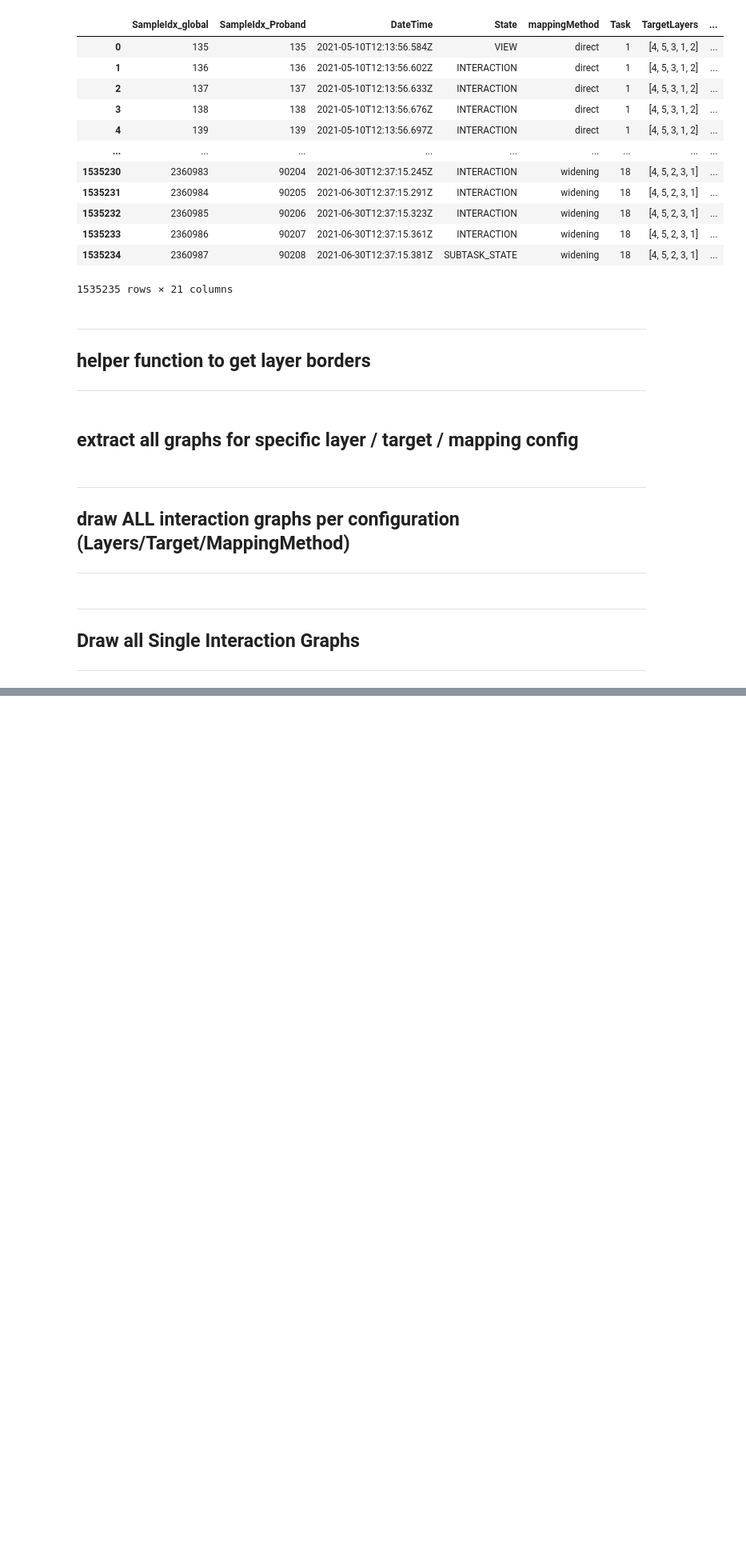
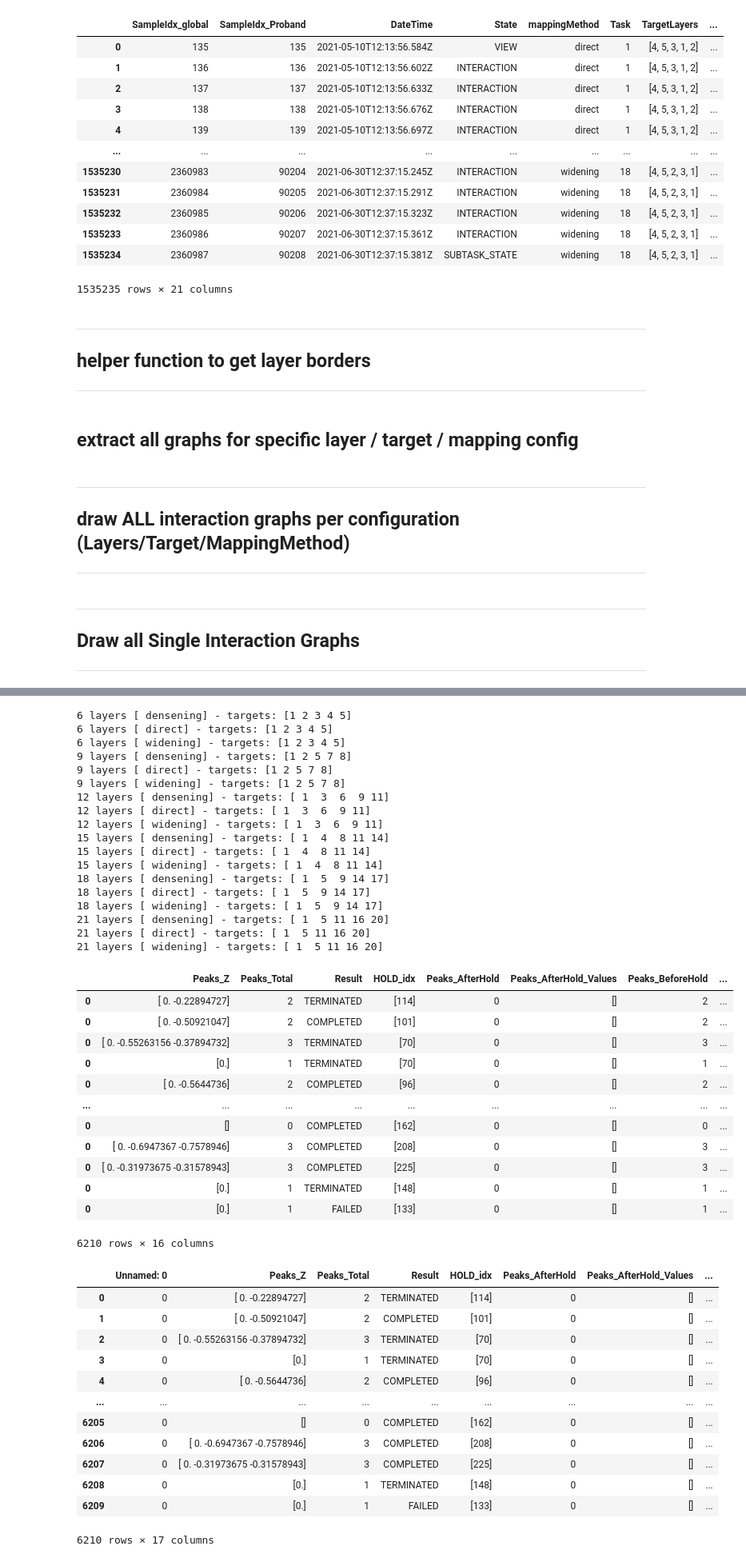
Before and after one commit to visualengineers/reflex-avi2022-results, a Jupyter notebook: code/details.ipynb, the cells around one changed output, grey strips where cells are left out. Shown at 80% size. Saved outputs shown, nothing was run; the diff lists cells and outputs as text; code cells hidden in the pictures; blank space fills up the shorter version.

```diff
--- a/code/details.ipynb
+++ b/code/details.ipynb
@@ -333,0 +346,77 @@ display(peaks_df)
+# %%
+all_layers = np.array(df_cleaned["NumLayers"].drop_duplicates().sort_values())
+all_mappings = np.array(df_cleaned["mappingMethod"].drop_duplicates().sort_values())
+
+result_all = pd.DataFrame()
+
+for l in all_layers:
+    for m in all_mappings:
+        all_targets = np.array(df_cleaned[(df_cleaned["NumLayers"] == l) & (df_cleaned["mappingMethod"] == m)]["Target"].drop_duplicates().sort_values())
+        print(f'{l} layers [{m}] - targets: {all_targets}')
+        for t in all_targets:
+            # print(f'{l}, {m}, {t}')
+            p = extractAllPeaks(l, m, t)
+            result_all = pd.concat([result_all, p])
+
+
+
+result_all["Peaks_Z"] = result_all["Peaks_Z"].apply(lambda item: np.array2string(item))
+result_all["Peaks_lower_Values"] = result_all["Peaks_lower_Values"].apply(lambda item: np.array2string(item))
+result_all["Peaks_deeper_Values"] = result_all["Peaks_deeper_Values"].apply(lambda item: np.array2string(item))
+
+display(result_all)
+
+result_all.to_csv(rf'{export}all_peaks.csv', sep= ";")
+
+test = pd.read_csv(rf'{export}all_peaks.csv', sep= ";")
+
+test["Peaks_Z"] = test["Peaks_Z"].apply(lambda item: np.array(item))
+test["Peaks_lower_Values"] = test["Peaks_lower_Values"].apply(lambda item: np.array(item))
+test["Peaks_deeper_Values"] = test["Peaks_deeper_Values"].apply(lambda item: np.array(item))
+
+display(test)
+# %% [output]
+6 layers [ densening] - targets: [1 2 3 4 5]
+6 layers [ direct] - targets: [1 2 3 4 5]
+6 layers [ widening] - targets: [1 2 3 4 5]
+9 layers [ densening] - targets: [1 2 5 7 8]
+9 layers [ direct] - targets: [1 2 5 7 8]
+9 layers [ widening] - targets: [1 2 5 7 8]
+12 layers [ densening] - targets: [ 1  3  6  9 11]
+12 layers [ direct] - targets: [ 1  3  6  9 11]
+12 layers [ widening] - targets: [ 1  3  6  9 11]
+15 layers [ densening] - targets: [ 1  4  8 11 14]
+15 layers [ direct] - targets: [ 1  4  8 11 14]
+15 layers [ widening] - targets: [ 1  4  8 11 14]
+18 layers [ densening] - targets: [ 1  5  9 14 17]
+18 layers [ direct] - targets: [ 1  5  9 14 17]
+18 layers [ widening] - targets: [ 1  5  9 14 17]
+21 layers [ densening] - targets: [ 1  5 11 16 20]
+21 layers [ direct] - targets: [ 1  5 11 16 20]
+21 layers [ widening] - targets: [ 1  5 11 16 20]
+|  | Peaks_Z | Peaks_Total | Result | HOLD_idx | Peaks_AfterHold | Peaks_AfterHold_Values | Peaks_BeforeHold | ... |
+| 0 | [ 0. -0.22894727] | 2 | TERMINATED | [114] | 0 | [] | 2 | ... |
+| 0 | [ 0. -0.50921047] | 2 | COMPLETED | [101] | 0 | [] | 2 | ... |
+| 0 | [ 0. -0.55263156 -0.37894732] | 3 | TERMINATED | [70] | 0 | [] | 3 | ... |
+| 0 | [0.] | 1 | TERMINATED | [70] | 0 | [] | 1 | ... |
+| 0 | [ 0. -0.5644736] | 2 | COMPLETED | [96] | 0 | [] | 2 | ... |
+| ... | ... | ... | ... | ... | ... | ... | ... | ... |
+| 0 | [] | 0 | COMPLETED | [162] | 0 | [] | 0 | ... |
+| 0 | [ 0. -0.6947367 -0.7578946] | 3 | COMPLETED | [208] | 0 | [] | 3 | ... |
+| 0 | [ 0. -0.31973675 -0.31578943] | 3 | COMPLETED | [225] | 0 | [] | 3 | ... |
+| 0 | [0.] | 1 | TERMINATED | [148] | 0 | [] | 1 | ... |
+| 0 | [0.] | 1 | FAILED | [133] | 0 | [] | 1 | ... |
+6210 rows × 16 columns
+|  | Unnamed: 0 | Peaks_Z | Peaks_Total | Result | HOLD_idx | Peaks_AfterHold | Peaks_AfterHold_Values | ... |
+| 0 | 0 | [ 0. -0.22894727] | 2 | TERMINATED | [114] | 0 | [] | ... |
+| 1 | 0 | [ 0. -0.50921047] | 2 | COMPLETED | [101] | 0 | [] | ... |
+| 2 | 0 | [ 0. -0.55263156 -0.37894732] | 3 | TERMINATED | [70] | 0 | [] | ... |
+| 3 | 0 | [0.] | 1 | TERMINATED | [70] | 0 | [] | ... |
+| 4 | 0 | [ 0. -0.5644736] | 2 | COMPLETED | [96] | 0 | [] | ... |
+| ... | ... | ... | ... | ... | ... | ... | ... | ... |
+| 6205 | 0 | [] | 0 | COMPLETED | [162] | 0 | [] | ... |
+| 6206 | 0 | [ 0. -0.6947367 -0.7578946] | 3 | COMPLETED | [208] | 0 | [] | ... |
+| 6207 | 0 | [ 0. -0.31973675 -0.31578943] | 3 | COMPLETED | [225] | 0 | [] | ... |
+| 6208 | 0 | [0.] | 1 | TERMINATED | [148] | 0 | [] | ... |
+| 6209 | 0 | [0.] | 1 | FAILED | [133] | 0 | [] | ... |
+6210 rows × 17 columns
```
Also changed, not shown: parts of 1 cell of this notebook, 1 other file.
